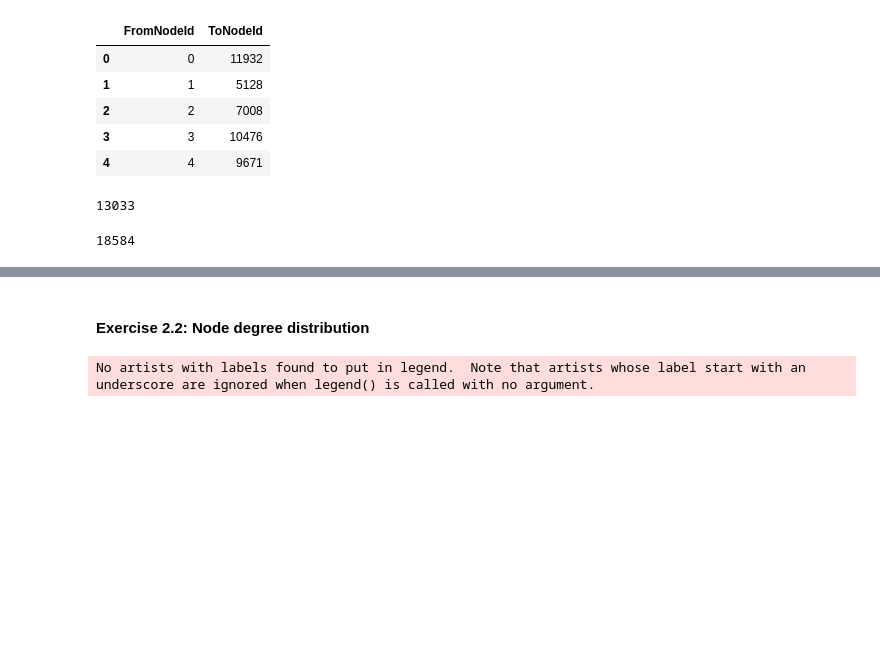
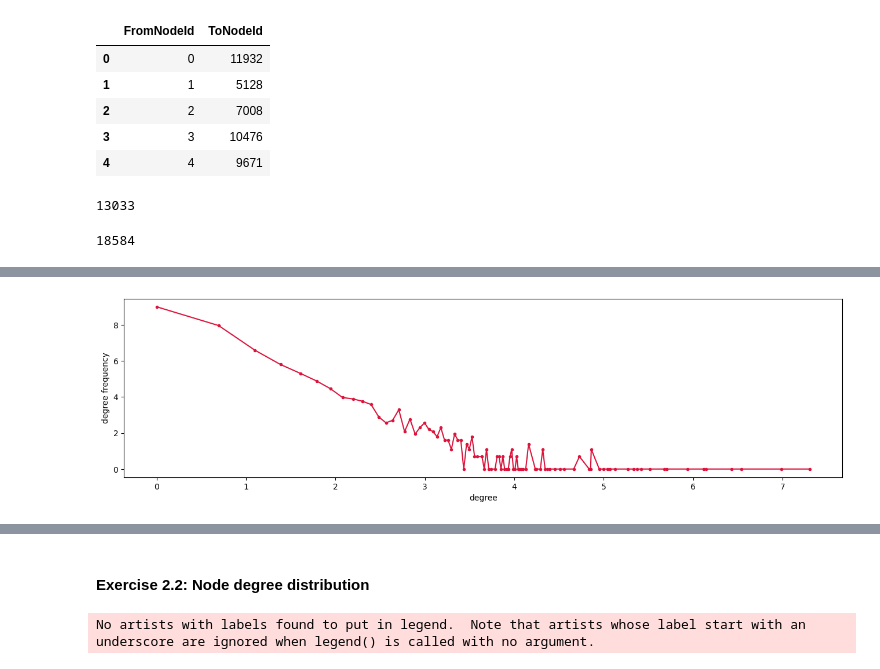
Before and after one commit to ewaMiazga/InternetAnalytics-2023, a Jupyter notebook: assignment2/ix-lab2-notebook-part1.ipynb, the cells around one changed output, grey strips where cells are left out. Cells and saved outputs as stored; diff of their text form; code cells hidden in the pictures; blank space fills up the shorter version.

```diff
--- a/assignment2/ix-lab2-notebook-part1.ipynb
+++ b/assignment2/ix-lab2-notebook-part1.ipynb
@@ -53,0 +102,3 @@ print(G.number_of_edges())
+# %%
+display_degree_freq(G)
+# %% [output]
@@ -53,0 +106 @@ print(G.number_of_edges())
+[figure, added]
```
Also changed, not shown: parts of 7 cells of this notebook.
